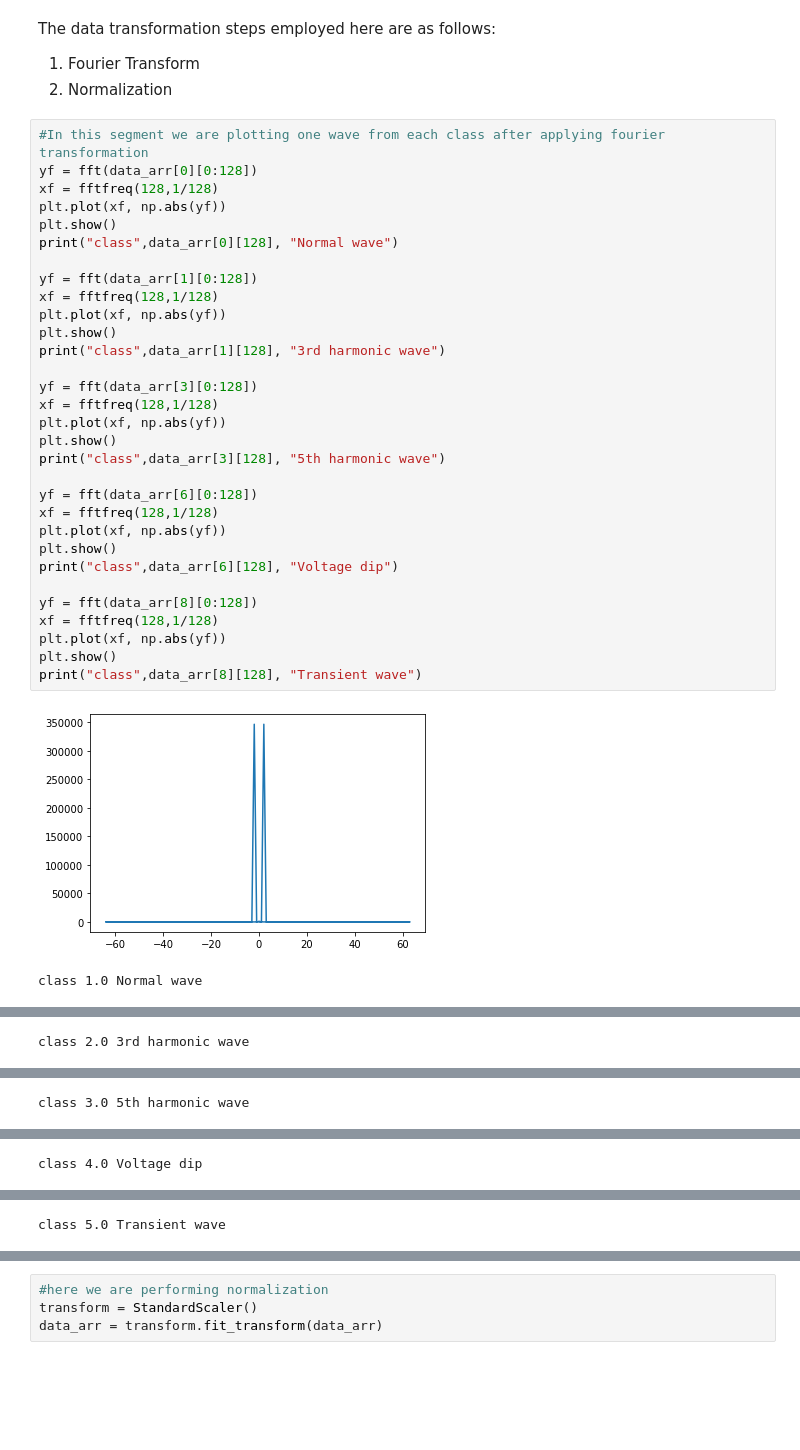
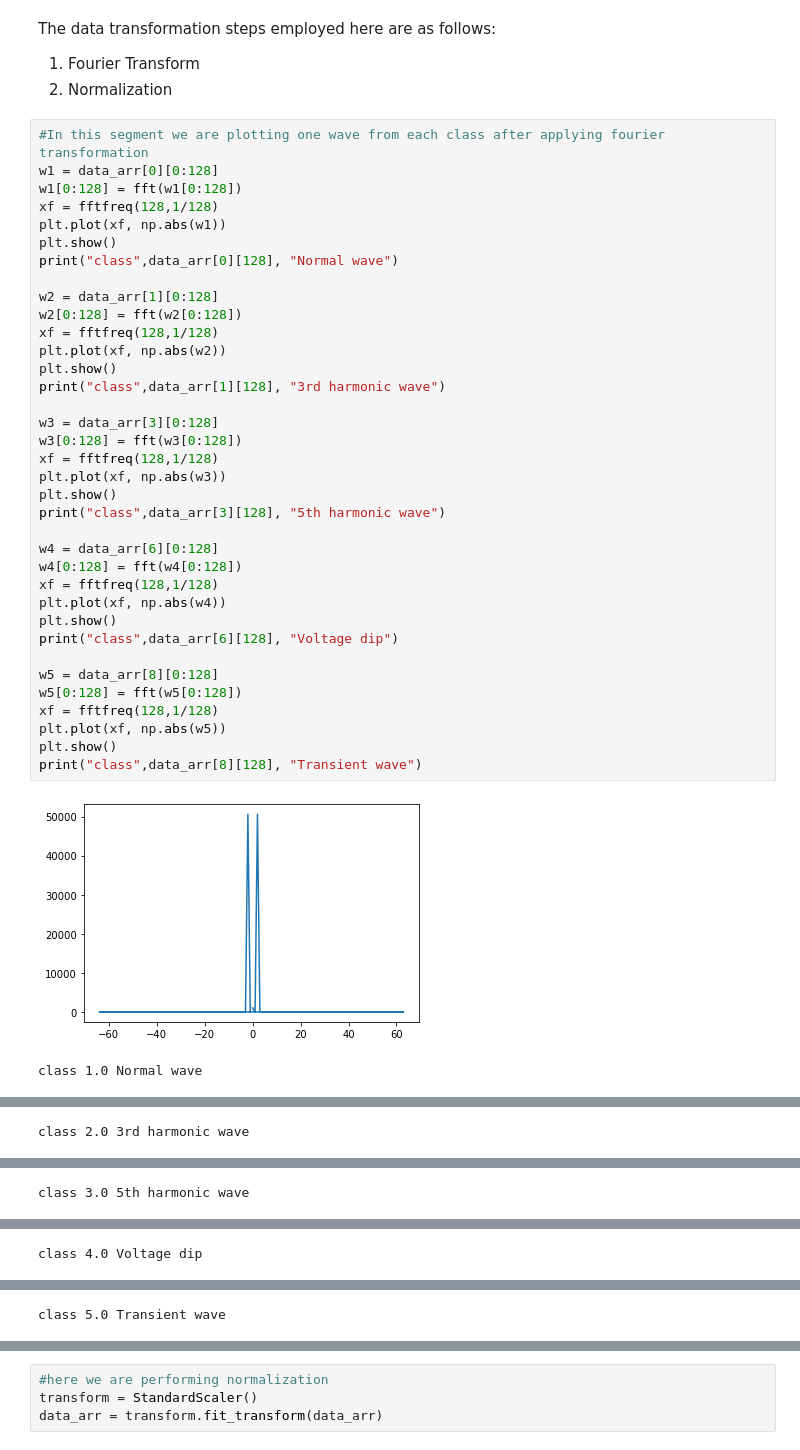
Before and after one commit to purush34/Amrita_Honeywell_Hackathon, a Jupyter notebook: Multi_Layer_Perceptron/Multi_Layer_Perceptron_1.ipynb, the cells around one changed output, grey strips where cells are left out. Saved outputs shown, nothing was run; the diff lists cells and outputs as text; blank space fills up the shorter version.

```diff
--- a/Multi_Layer_Perceptron/Multi_Layer_Perceptron_1.ipynb
+++ b/Multi_Layer_Perceptron/Multi_Layer_Perceptron_1.ipynb
@@ -147,35 +147,40 @@ The data transformation steps employed here are as follows:<br>
 2) Normalization
 # %%
 #In this segment we are plotting one wave from each class after applying fourier transformation
-yf = fft(data_arr[0][0:128])
+w1 = data_arr[0][0:128]
+w1[0:128] = fft(w1[0:128])
 xf = fftfreq(128,1/128)
-plt.plot(xf, np.abs(yf))
+plt.plot(xf, np.abs(w1))
 plt.show()
 print("class",data_arr[0][128], "Normal wave")
 
-yf = fft(data_arr[1][0:128])
+w2 = data_arr[1][0:128]
+w2[0:128] = fft(w2[0:128])
 xf = fftfreq(128,1/128)
-plt.plot(xf, np.abs(yf))
+plt.plot(xf, np.abs(w2))
 plt.show()
 print("class",data_arr[1][128], "3rd harmonic wave")
 
-yf = fft(data_arr[3][0:128])
+w3 = data_arr[3][0:128]
+w3[0:128] = fft(w3[0:128])
 xf = fftfreq(128,1/128)
-plt.plot(xf, np.abs(yf))
+plt.plot(xf, np.abs(w3))
 plt.show()
 print("class",data_arr[3][128], "5th harmonic wave")
 
-yf = fft(data_arr[6][0:128])
+w4 = data_arr[6][0:128]
+w4[0:128] = fft(w4[0:128])
 xf = fftfreq(128,1/128)
-plt.plot(xf, np.abs(yf))
+plt.plot(xf, np.abs(w4))
 plt.show()
 print("class",data_arr[6][128], "Voltage dip")
 
-yf = fft(data_arr[8][0:128])
+w5 = data_arr[8][0:128]
+w5[0:128] = fft(w5[0:128])
 xf = fftfreq(128,1/128)
-plt.plot(xf, np.abs(yf))
+plt.plot(xf, np.abs(w5))
 plt.show()
 print("class",data_arr[8][128], "Transient wave")
 # %% [output]
-[figure, old version]
+[figure, new version]
 class 1.0 Normal wave
```
Also changed, not shown: parts of 8 cells of this notebook, 3 other files.
